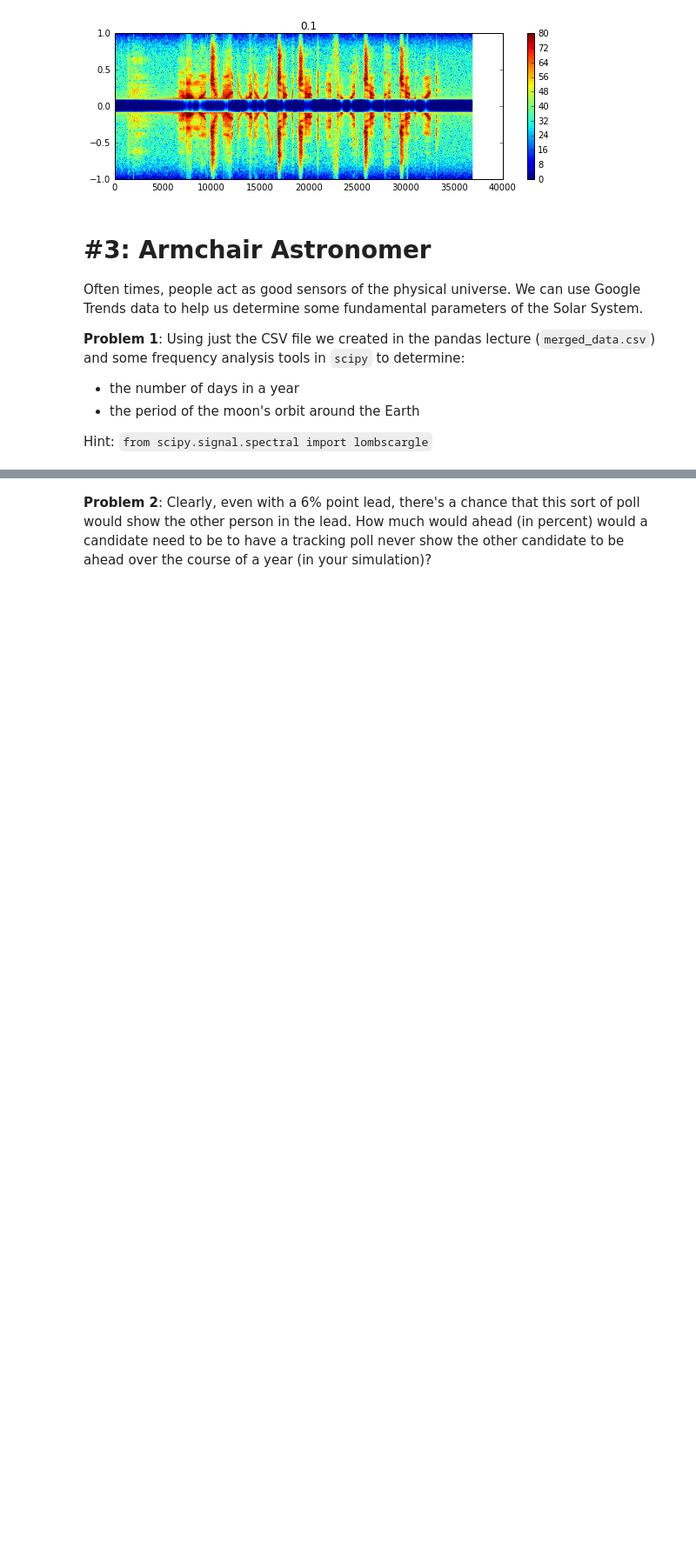
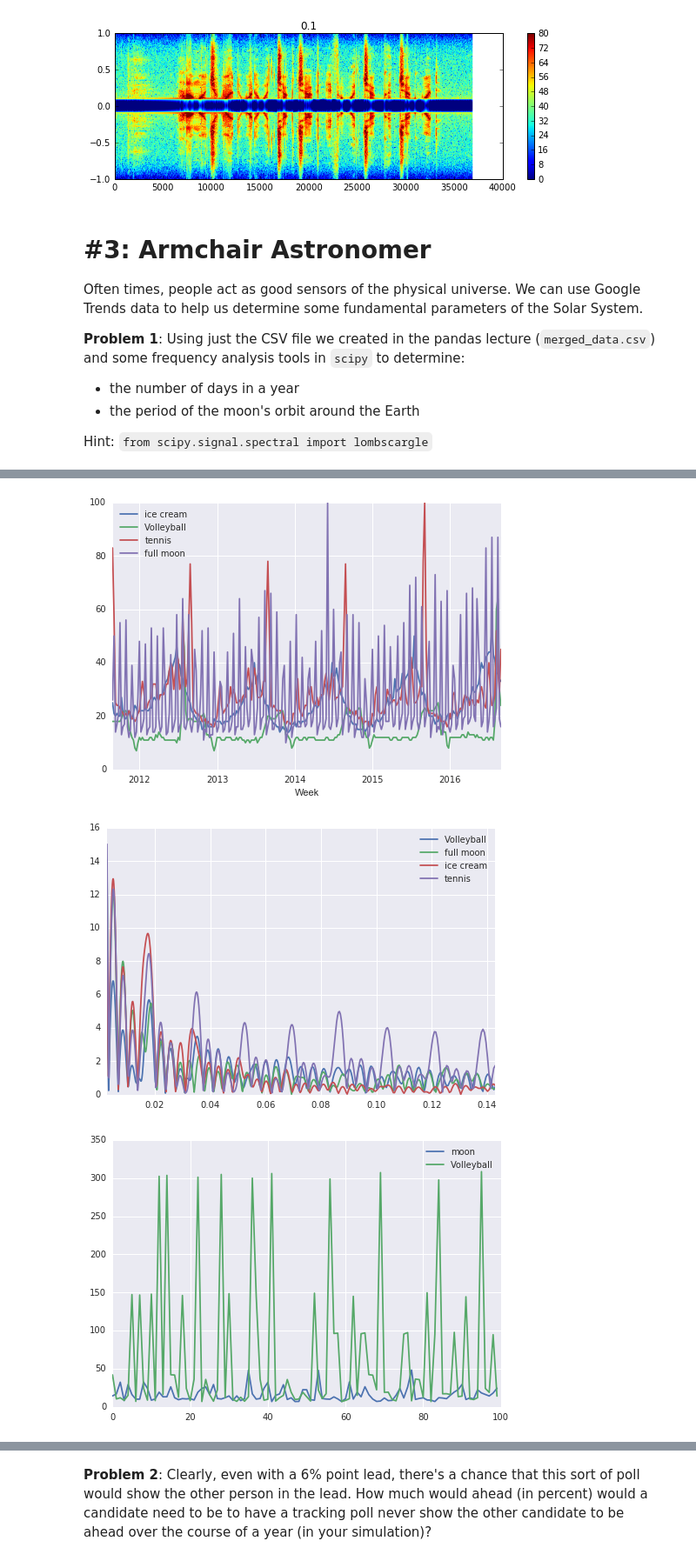
Before and after one commit to yunfanz/AY250HW, a Jupyter notebook: 01/hw_1_assignment.ipynb, the cells around one changed output, grey strips where cells are left out. Shown at 87% size. Cells and saved outputs as stored; diff of their text form; code cells hidden in the pictures; blank space fills up the shorter version.

```diff
--- a/01/hw_1_assignment.ipynb
+++ b/01/hw_1_assignment.ipynb
@@ -368,0 +373,36 @@ from scipy.signal.spectral import lombscargle
+# %%
+from scipy.signal.spectral import lombscargle
+import numpy as np
+import pandas as pd
+import operator
+#pd.options.display.width = 1000
+data = pd.read_csv('merged_data.csv',index_col=0,parse_dates=[0])
+data.plot()
+
+f = np.exp(np.linspace(np.log(0.0027),np.log(0.143),1000)).astype(float64)
+pdgrms = {}
+s = np.array(data.index)
+sarr = np.array((s-s.min()).astype('timedelta64[D]').astype(float64))
+#print(sarr)
+for k in data.keys():
+    pdgrm = lombscargle(sarr,np.array(data[k]).astype(float64),f)
+    normval = sarr.shape[0]
+    pdgrms.update({k:np.sqrt(4*(pdgrm/normval))})
+df = pd.DataFrame(pdgrms,index=f)
+#df.index=f
+df.plot()
+moondict = df['full moon'].to_dict()
+volldict = df['Volleyball'].to_dict()
+sorted_moon = sorted(moondict.items(), key=operator.itemgetter(1))
+sorted_voll = sorted(volldict.items(), key=operator.itemgetter(1))
+peak_moon = [1./sorted_moon[i][0] for i in range(100)]
+peak_voll = [1./sorted_voll[i][0] for i in range(100)]
+plt.figure()
+plt.plot(peak_moon,label='moon')
+plt.plot(peak_voll,label='Volleyball')
+plt.legend()
+plt.show()
+# %% [output]
+[figure, added]
+[figure, added]
+[figure, added]
```
Also changed, not shown: parts of 11 cells of this notebook.
